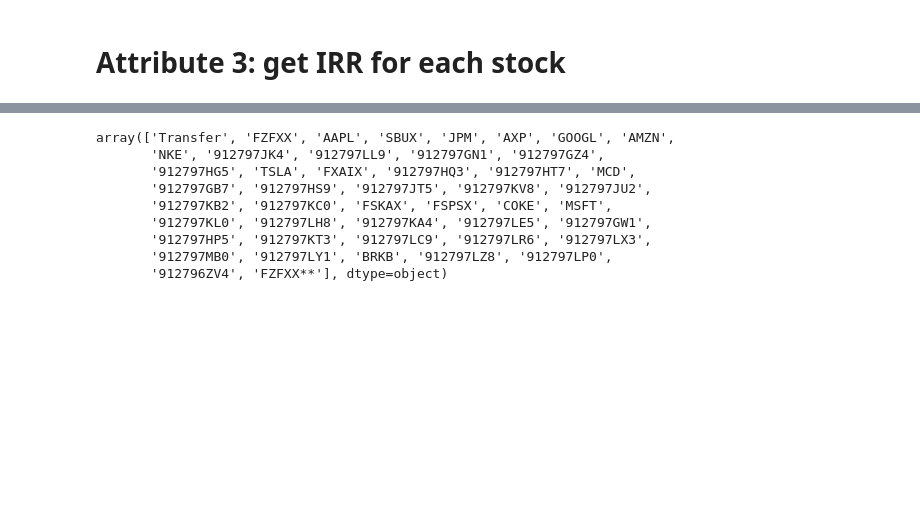
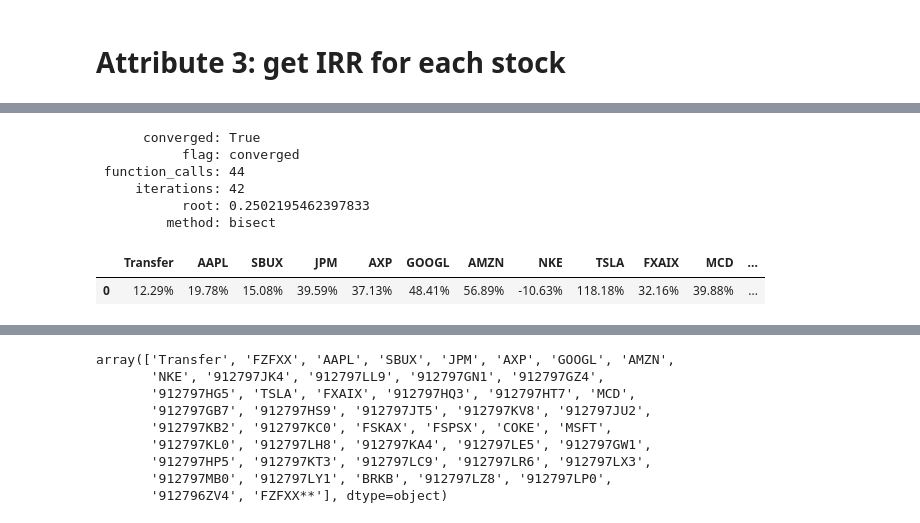
Before and after one commit to yifan-lee/fidelity-portfolio-tracker, a Jupyter notebook: code/test.ipynb, the cells around one changed output, grey strips where cells are left out. Drawn from its saved outputs; the diff is of its cells as text; code cells hidden in the pictures; blank space fills up the shorter version.

```diff
--- a/code/test.ipynb
+++ b/code/test.ipynb
@@ -85,2 +110,24 @@ Total current value has been added
+# %%
+from scipy.optimize import root_scalar
+def npv(rate):
+            return np.sum(
+                transactions["Amount ($)"]
+                * (1 + rate) ** transactions["time_diffs_in_year"]
+            )
+
+result = root_scalar(npv, bracket=[-0.999, 5], method="bisect")
+result
+# %% [output]
+      converged: True
+           flag: converged
+ function_calls: 44
+     iterations: 42
+           root: 0.2502195462397833
+         method: bisect
+# %%
+pd.DataFrame(stock_irr_nice_look)
+# %% [output]
+|  | Transfer | AAPL | SBUX | JPM | AXP | GOOGL | AMZN | NKE | TSLA | FXAIX | MCD | ... |
+| 0 | 12.29% | 19.78% | 15.08% | 39.59% | 37.13% | 48.41% | 56.89% | -10.63% | 118.18% | 32.16% | 39.88% | ... |
 # %%
 current_portfolio.add_total_current_value_to_individual_position()
```
Also changed, not shown: parts of 6 cells of this notebook, 1 other file.
